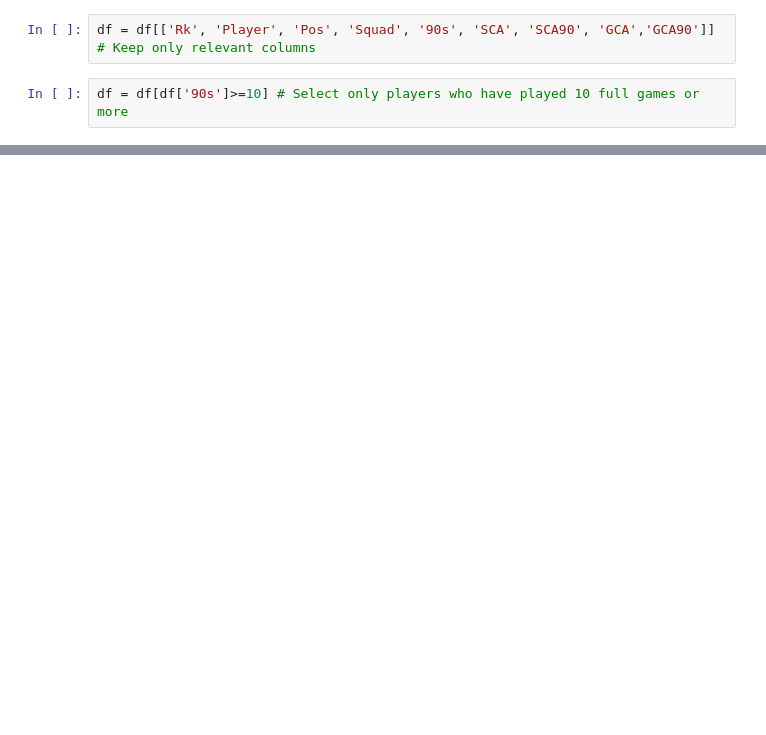
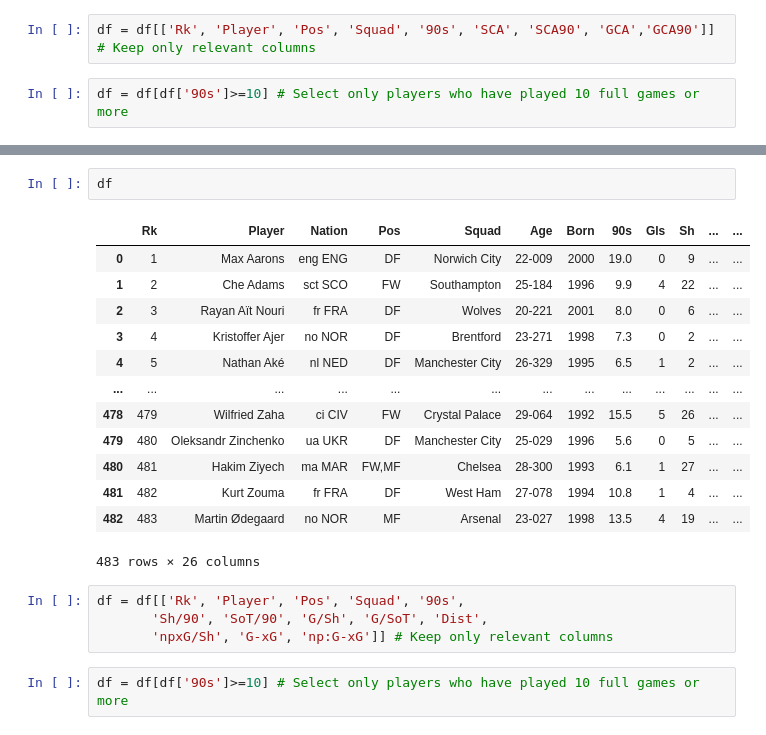
Before and after one commit to ydatay/EPL_Visuals, a Jupyter notebook: EPL_Visual_workbook.ipynb, the cells around one changed output, grey strips where cells are left out. Cells and saved outputs as stored; diff of their text form; blank space fills up the shorter version.

```diff
--- a/EPL_Visual_workbook.ipynb
+++ b/EPL_Visual_workbook.ipynb
@@ -27,0 +60,22 @@ fig.savefig('shots_creation.png')
+# %%
+df
+# %% [output]
+|  | Rk | Player | Nation | Pos | Squad | Age | Born | 90s | Gls | Sh | ... | ... |
+| 0 | 1 | Max Aarons | eng ENG | DF | Norwich City | 22-009 | 2000 | 19.0 | 0 | 9 | ... | ... |
+| 1 | 2 | Che Adams | sct SCO | FW | Southampton | 25-184 | 1996 | 9.9 | 4 | 22 | ... | ... |
+| 2 | 3 | Rayan Aït Nouri | fr FRA | DF | Wolves | 20-221 | 2001 | 8.0 | 0 | 6 | ... | ... |
+| 3 | 4 | Kristoffer Ajer | no NOR | DF | Brentford | 23-271 | 1998 | 7.3 | 0 | 2 | ... | ... |
+| 4 | 5 | Nathan Aké | nl NED | DF | Manchester City | 26-329 | 1995 | 6.5 | 1 | 2 | ... | ... |
+| ... | ... | ... | ... | ... | ... | ... | ... | ... | ... | ... | ... | ... |
+| 478 | 479 | Wilfried Zaha | ci CIV | FW | Crystal Palace | 29-064 | 1992 | 15.5 | 5 | 26 | ... | ... |
+| 479 | 480 | Oleksandr Zinchenko | ua UKR | DF | Manchester City | 25-029 | 1996 | 5.6 | 0 | 5 | ... | ... |
+| 480 | 481 | Hakim Ziyech | ma MAR | FW,MF | Chelsea | 28-300 | 1993 | 6.1 | 1 | 27 | ... | ... |
+| 481 | 482 | Kurt Zouma | fr FRA | DF | West Ham | 27-078 | 1994 | 10.8 | 1 | 4 | ... | ... |
+| 482 | 483 | Martin Ødegaard | no NOR | MF | Arsenal | 23-027 | 1998 | 13.5 | 4 | 19 | ... | ... |
+483 rows × 26 columns
+# %%
+df = df[['Rk', 'Player', 'Pos', 'Squad', '90s',
+       'Sh/90', 'SoT/90', 'G/Sh', 'G/SoT', 'Dist',
+       'npxG/Sh', 'G-xG', 'np:G-xG']] # Keep only relevant columns
+# %%
+df = df[df['90s']>=10] # Select only players who have played 10 full games or more
```
Also changed, not shown: parts of 8 cells of this notebook, 3 other files.
